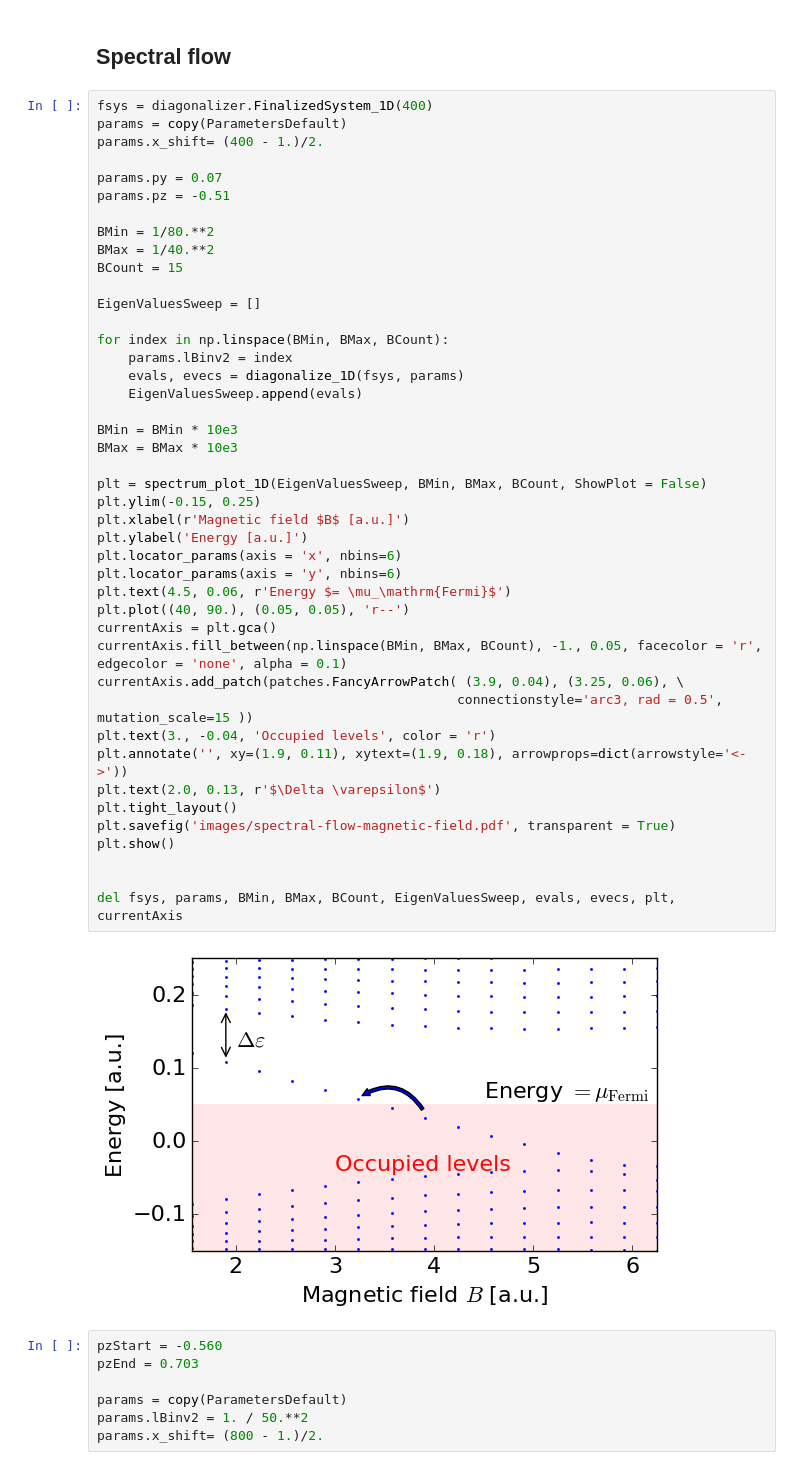
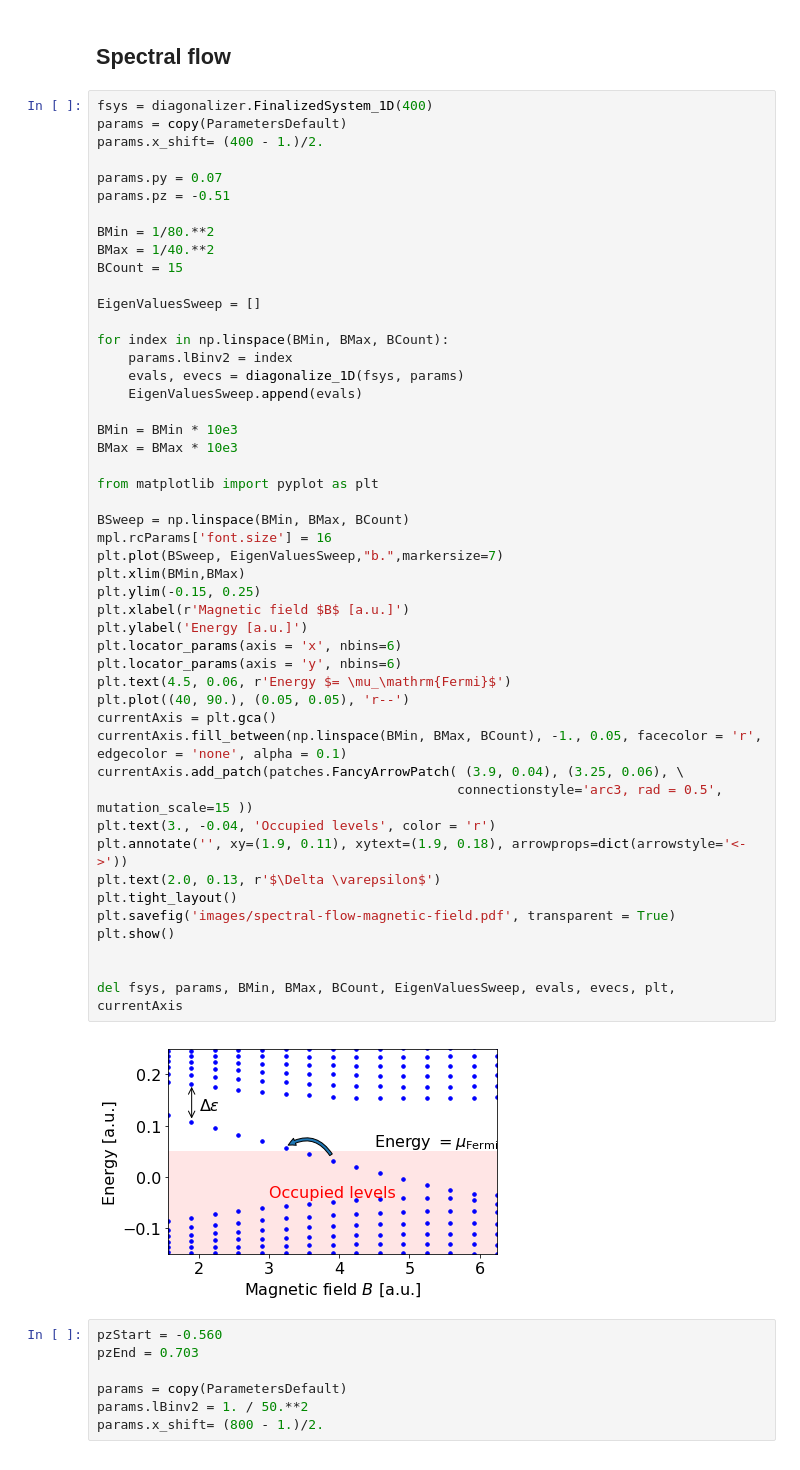
Before and after one commit to Artem-Ivashko/Vazifeh-Franz-magnetic-field, a Jupyter notebook: BBL-set-2.ipynb, the cells around one changed output. Drawn from its saved outputs; the diff is of its cells as text.

```diff
--- a/BBL-set-2.ipynb
+++ b/BBL-set-2.ipynb
@@ -633,35 +648,40 @@ EigenValuesSweep = []
 
 for index in np.linspace(BMin, BMax, BCount):
     params.lBinv2 = index
     evals, evecs = diagonalize_1D(fsys, params)
     EigenValuesSweep.append(evals)
 
 BMin = BMin * 10e3
 BMax = BMax * 10e3
 
-plt = spectrum_plot_1D(EigenValuesSweep, BMin, BMax, BCount, ShowPlot = False)
+from matplotlib import pyplot as plt
+
+BSweep = np.linspace(BMin, BMax, BCount)
+mpl.rcParams['font.size'] = 16
+plt.plot(BSweep, EigenValuesSweep,"b.",markersize=7)
+plt.xlim(BMin,BMax)
 plt.ylim(-0.15, 0.25)
 plt.xlabel(r'Magnetic field $B$ [a.u.]')
 plt.ylabel('Energy [a.u.]')
 plt.locator_params(axis = 'x', nbins=6)
 plt.locator_params(axis = 'y', nbins=6)
 plt.text(4.5, 0.06, r'Energy $= \mu_\mathrm{Fermi}$')
 plt.plot((40, 90.), (0.05, 0.05), 'r--')
 currentAxis = plt.gca()
 currentAxis.fill_between(np.linspace(BMin, BMax, BCount), -1., 0.05, facecolor = 'r', edgecolor = 'none', alpha = 0.1)
 currentAxis.add_patch(patches.FancyArrowPatch( (3.9, 0.04), (3.25, 0.06), \
                                               connectionstyle='arc3, rad = 0.5', mutation_scale=15 ))
 plt.text(3., -0.04, 'Occupied levels', color = 'r')
 plt.annotate('', xy=(1.9, 0.11), xytext=(1.9, 0.18), arrowprops=dict(arrowstyle='<->'))
 plt.text(2.0, 0.13, r'$\Delta \varepsilon$')
 plt.tight_layout()
 plt.savefig('images/spectral-flow-magnetic-field.pdf', transparent = True)
 plt.show()
 
 
 del fsys, params, BMin, BMax, BCount, EigenValuesSweep, evals, evecs, plt, currentAxis
 # %% [output]
-[figure, old version]
+[figure, new version]
 # %%
 pzStart = -0.560
 pzEnd = 0.703
```
Also changed, not shown: parts of 1 cell of this notebook.
